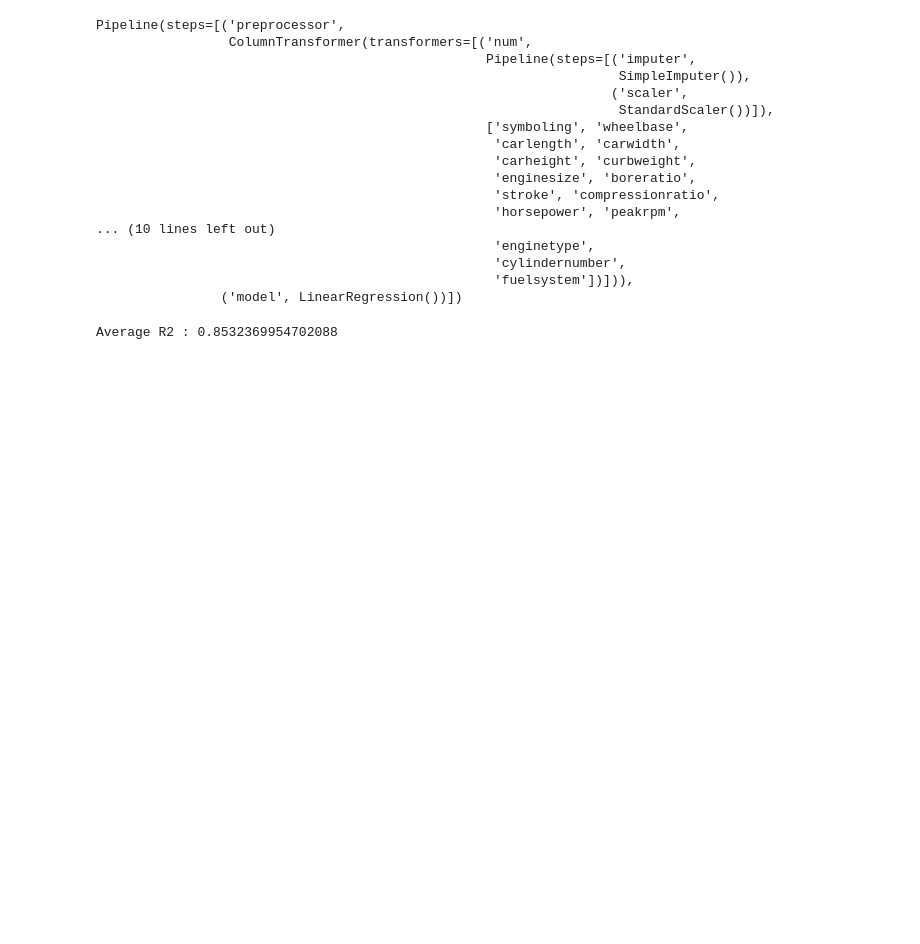
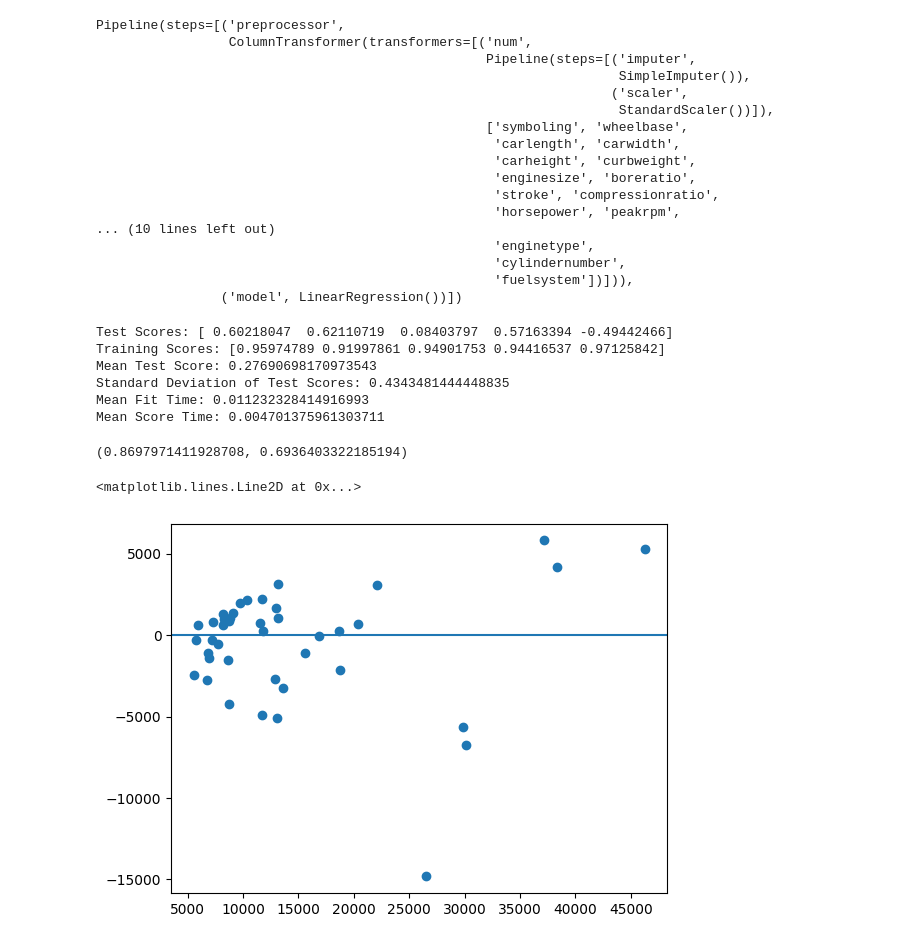
Before and after one commit to Ravikumarchavva/ML_Playground, a Jupyter notebook: week1_regressionAnalysis/Day2/pipline_linearRegression.ipynb, the cells around one changed output. Cells and saved outputs as stored; diff of their text form; code cells hidden in the pictures; blank space fills up the shorter version.

```diff
--- a/week1_regressionAnalysis/Day2/pipline_linearRegression.ipynb
+++ b/week1_regressionAnalysis/Day2/pipline_linearRegression.ipynb
@@ -75,3 +75,20 @@ Pipeline(steps=[('preprocessor',
                                                    'cylindernumber',
                                                    'fuelsystem'])])),
                 ('model', LinearRegression())])
+# %%
+from sklearn.model_selection import cross_validate
+cv_results = cross_validate(pipe, X, y, cv=5, scoring='r2', return_train_score=True)
+
+print(f'Test Scores: {cv_results["test_score"]}')
+print(f'Training Scores: {cv_results["train_score"]}')
+print(f'Mean Test Score: {cv_results["test_score"].mean()}')
+print(f'Standard Deviation of Test Scores: {cv_results["test_score"].std()}')
+print(f'Mean Fit Time: {cv_results["fit_time"].mean()}')
+print(f'Mean Score Time: {cv_results["score_time"].mean()}')
+# %% [output]
+Test Scores: [ 0.60218047  0.62110719  0.08403797  0.57163394 -0.49442466]
+Training Scores: [0.95974789 0.91997861 0.94901753 0.94416537 0.97125842]
+Mean Test Score: 0.27690698170973543
+Standard Deviation of Test Scores: 0.4343481444448835
+Mean Fit Time: 0.011232328414916993
+Mean Score Time: 0.004701375961303711
@@ -78,10 +102,14 @@ Pipeline(steps=[('preprocessor',
 # %%
-score=[]
-for i in range(0,100):
-    X_train,X_test,Y_train,Y_test = train_test_split(X,y,test_size=0.2)
-    pipe.fit(X_train,Y_train)
-    pred=pipe.predict(X_test)
-    score.append(r2_score(Y_test,pred))
-print("Average R2 :",np.average(score))
+X_train,X_test,Y_train,Y_test = train_test_split(X,y,test_size=0.2)
+pipe.fit(X_train,Y_train)
+y_pred = pipe.predict(X_test)
+get_metrics(X_test,Y_test,y_pred)
 # %% [output]
-Average R2 : 0.8532369954702088
+(0.8697971411928708, 0.6936403322185194)
+# %%
+residuals=y_pred-Y_test
+plt.scatter(y_pred,residuals)
+plt.axhline(y=0)
+# %% [output]
+<matplotlib.lines.Line2D at 0x...>
+[figure, added]
```
Also changed, not shown: parts of 1 cell of this notebook, 12 other files.
